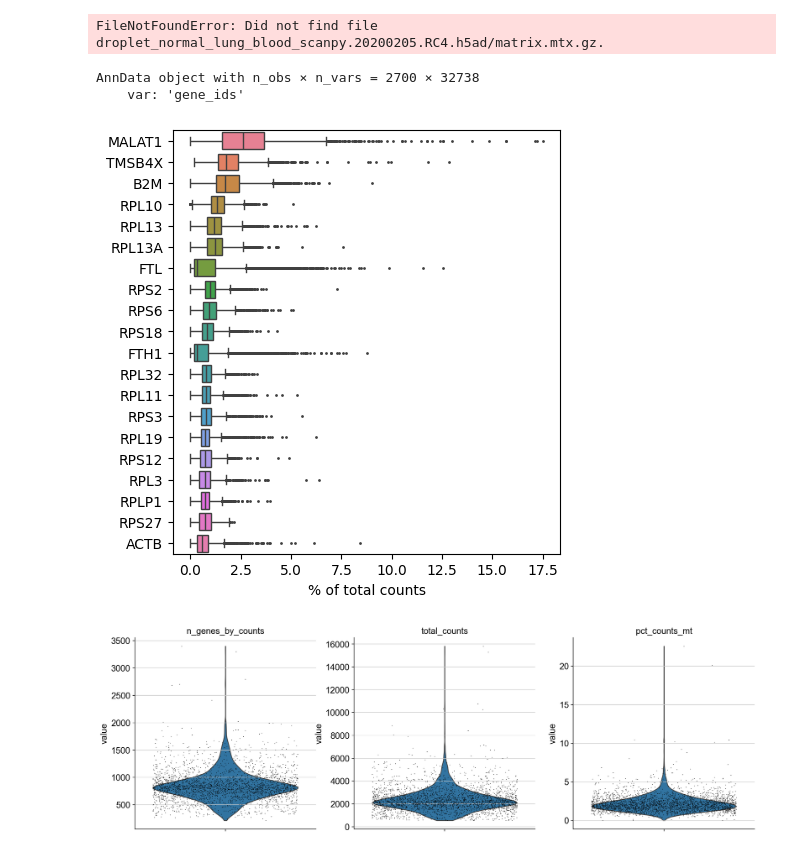
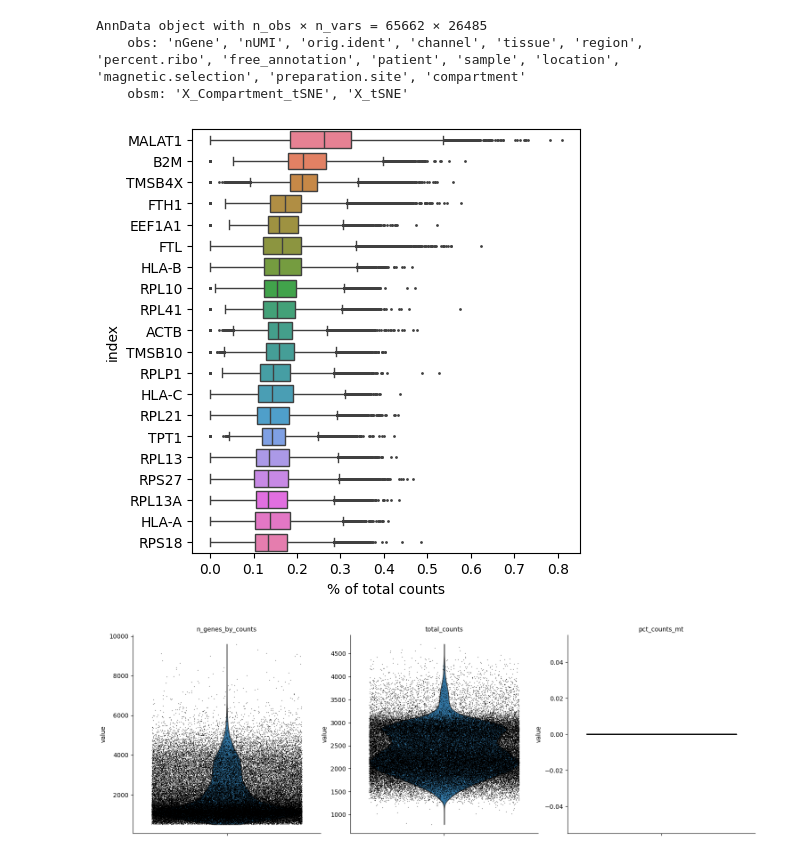
Before and after one commit to archana-b24/sc-spatial-analysis, a Jupyter notebook: initialAnalysis.ipynb, the cells around one changed output. Saved outputs shown, nothing was run; the diff lists cells and outputs as text; code cells hidden in the pictures.

Commit message:
initial clustering analysis - droplet seq data

```diff
--- a/initialAnalysis.ipynb
+++ b/initialAnalysis.ipynb
@@ -3,19 +3,17 @@ import scanpy as sc
 import numpy as np
 import pandas as pd
 # %%
-adata = sc.read_10x_mtx('droplet_normal_lung_blood_scanpy.20200205.RC4.h5ad')
+adata = sc.read_h5ad('droplet_normal_lung_blood_scanpy.20200205.RC4.h5ad')
-# %% [output]
-FileNotFoundError: Did not find file droplet_normal_lung_blood_scanpy.20200205.RC4.h5ad/matrix.mtx.gz.
-# %%
-adata.var_names_make_unique()  # this is unnecessary if using `var_names='gene_ids'` in `sc.read_10x_mtx`
-adata
-# %% [output]
-AnnData object with n_obs × n_vars = 2700 × 32738
-    var: 'gene_ids'
+# %%
+adata
+# %% [output]
+AnnData object with n_obs × n_vars = 65662 × 26485
+    obs: 'nGene', 'nUMI', 'orig.ident', 'channel', 'tissue', 'region', 'percent.ribo', 'free_annotation', 'patient', 'sample', 'location', 'magnetic.selection', 'preparation.site', 'compartment'
+    obsm: 'X_Compartment_tSNE', 'X_tSNE'
 # %%
-sc.pl.highest_expr_genes(adata, n_top=20)
+sc.pl.highest_expr_genes(adata, n_top=20, )
 # %% [output]
-[figure, old version]
+[figure, new version]
 # %%
 sc.pp.filter_cells(adata, min_genes=200)
 sc.pp.filter_genes(adata, min_cells=3)
@@ -25,4 +23,4 @@ sc.pp.calculate_qc_metrics(adata, qc_vars=['mt'], percent_top=None, log1p=False,
 # %%
 sc.pl.violin(adata, ['n_genes_by_counts', 'total_counts', 'pct_counts_mt'], jitter=0.4, multi_panel=True)
 # %% [output]
-[figure, old version]
+[figure, new version]
```
Also changed, not shown: parts of 21 cells of this notebook, 1 other file.
